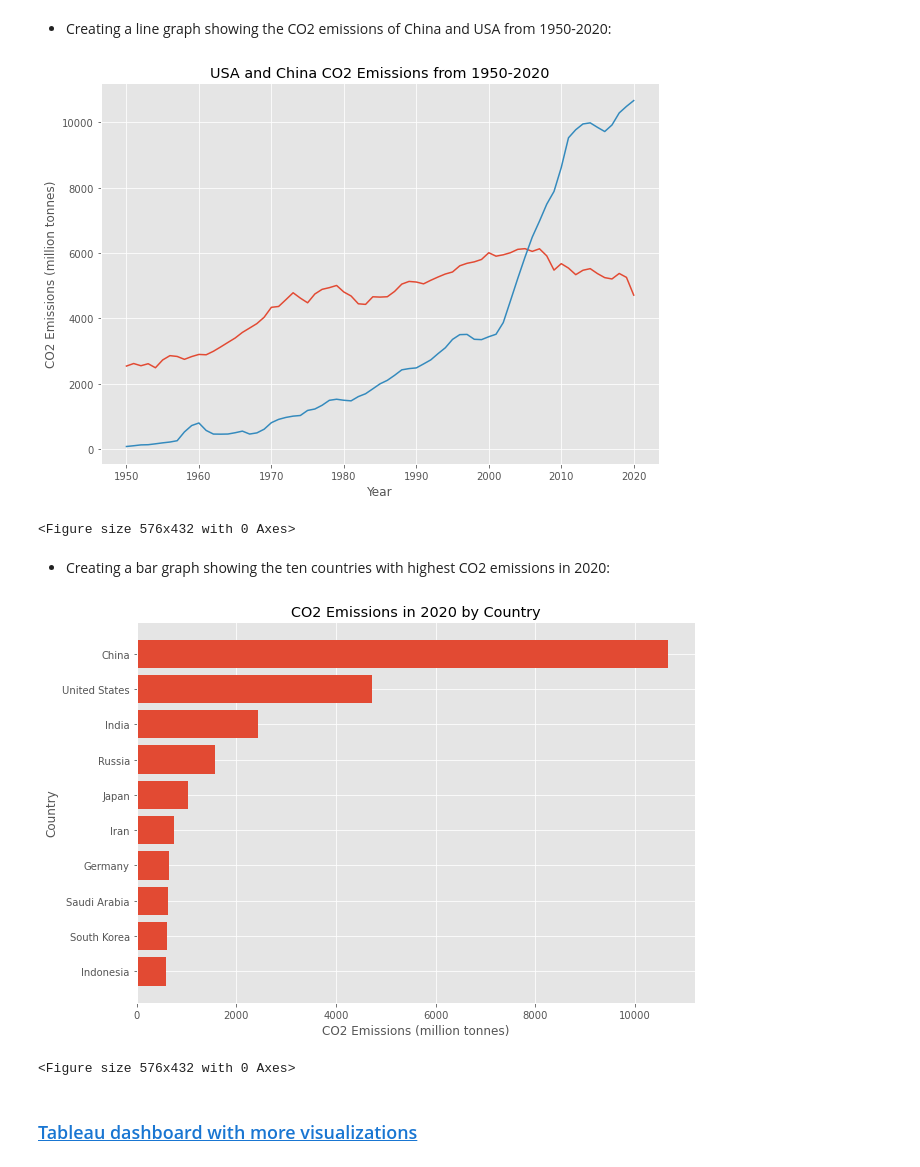
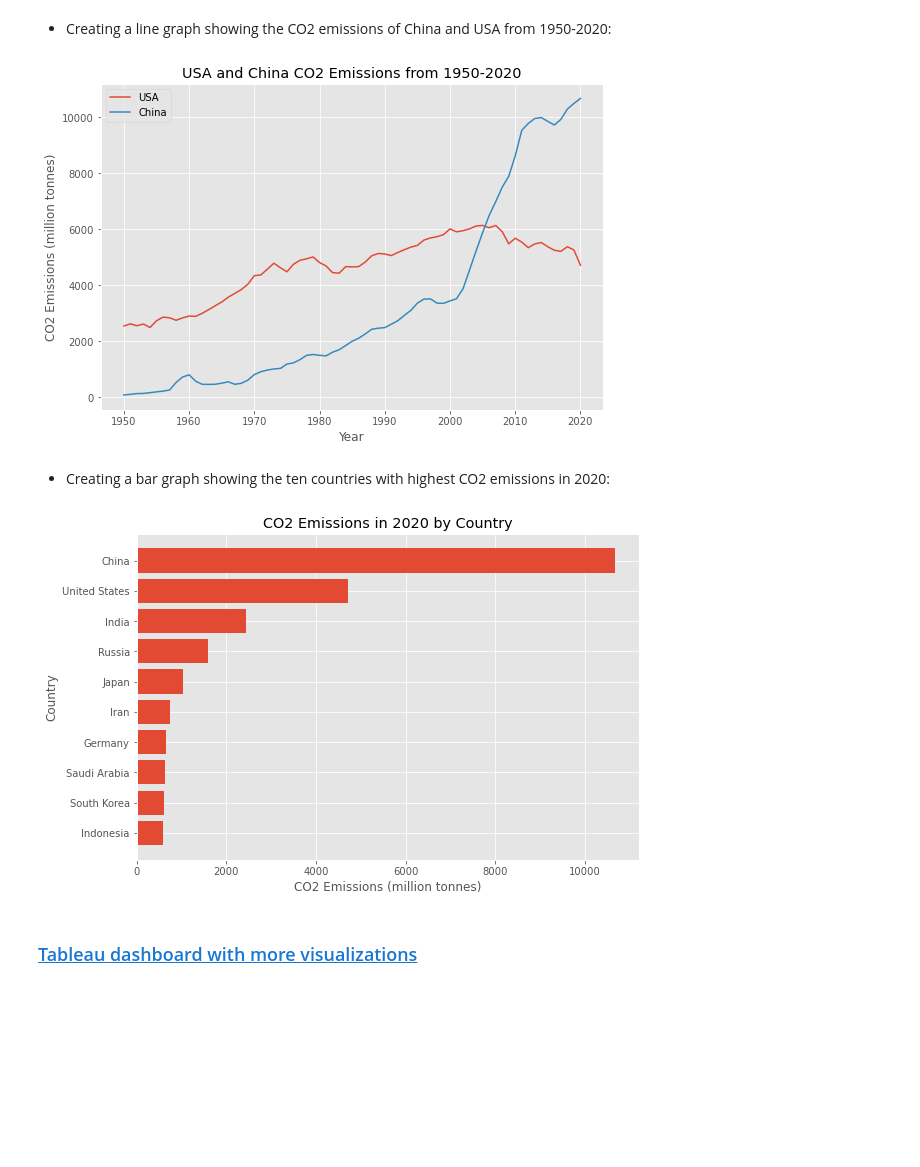
Before and after one commit to seanjkk/co2-emissions-project, a Jupyter notebook: analysis.ipynb, the cells around one changed output. Cells and saved outputs as stored; diff of their text form; code cells hidden in the pictures; blank space fills up the shorter version.

```diff
--- a/analysis.ipynb
+++ b/analysis.ipynb
@@ -10,12 +10,13 @@
 import pandas as pd
 import numpy as np
 
-import matplotlib
 import matplotlib.pyplot as plt
 %matplotlib inline
 plt.style.use('ggplot')
+
+import matplotlib
 from matplotlib.pyplot import figure
-matplotlib.rcParams['figure.figsize'] = (10,7)
+matplotlib.rcParams['figure.figsize'] = (9,6)
 # %% [markdown]
 ### Importing data
 # %%
@@ -274,45 +273,42 @@ df_line = pd.DataFrame(
 )
 
 # Plotting graph
-plt.plot(df_line['Year'], df_line['USA'])
-plt.plot(df_line['Year'], df_line['China'])
+plt.plot(df_line['Year'], df_line['USA'], label='USA')
+plt.plot(df_line['Year'], df_line['China'], label='China')
+plt.legend(loc='upper left')
 plt.xlabel('Year')
 plt.ylabel('CO2 Emissions (million tonnes)')
 plt.title('USA and China CO2 Emissions from 1950-2020')
-plt.figure(figsize=(8, 6))
 plt.show()
 # %% [output]
-[figure, old version]
+[figure, new version]
-<Figure size 576x432 with 0 Axes>
 # %% [markdown]
  - Creating a bar graph showing the ten countries with highest CO2 emissions in 2020:
 # %%
 # Creating new data frame for the top 10 CO2 emitting countries
 df_top10_2020 = df[df.year == 2020].sort_values(by='co2', ascending = False).head(10)
 
 # New list containing just the CO2 values
 top10_2020 = df_top10_2020['co2'].values.tolist()
 top10_2020.reverse()
 
 # New list containing the country strings
 top10_2020_countries = df_top10_2020['country'].values.tolist()
 top10_2020_countries.reverse()
 
 # Creating a new data frame with the CO2 values and an index containing the corresponding countries
 df_2020 = pd.DataFrame(
     {'co2': top10_2020,
     'country': top10_2020_countries}
 )
 
 # Plotting the graph
 plt.barh(df_2020['country'], df_2020['co2'])
 plt.xlabel('CO2 Emissions (million tonnes)')
 plt.ylabel('Country')
 plt.title('CO2 Emissions in 2020 by Country')
-plt.figure(figsize=(8, 6))
 plt.show()
 # %% [output]
-[figure, old version]
+[figure, new version]
-<Figure size 576x432 with 0 Axes>
 # %% [markdown]
 ### [Tableau dashboard with more visualizations](https://public.tableau.com/views/OWIDco2data/Sheet1?:language=en-US&:display_count=n&:origin=viz_share_link)
```
Also changed, not shown: parts of 2 cells of this notebook.
